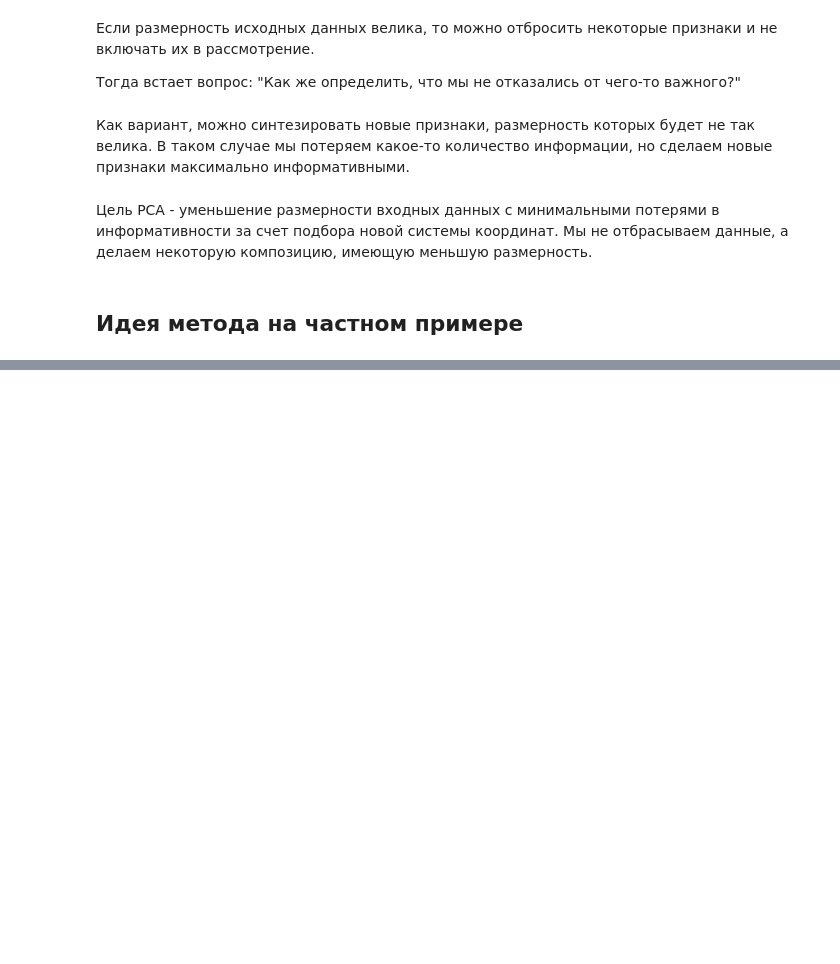
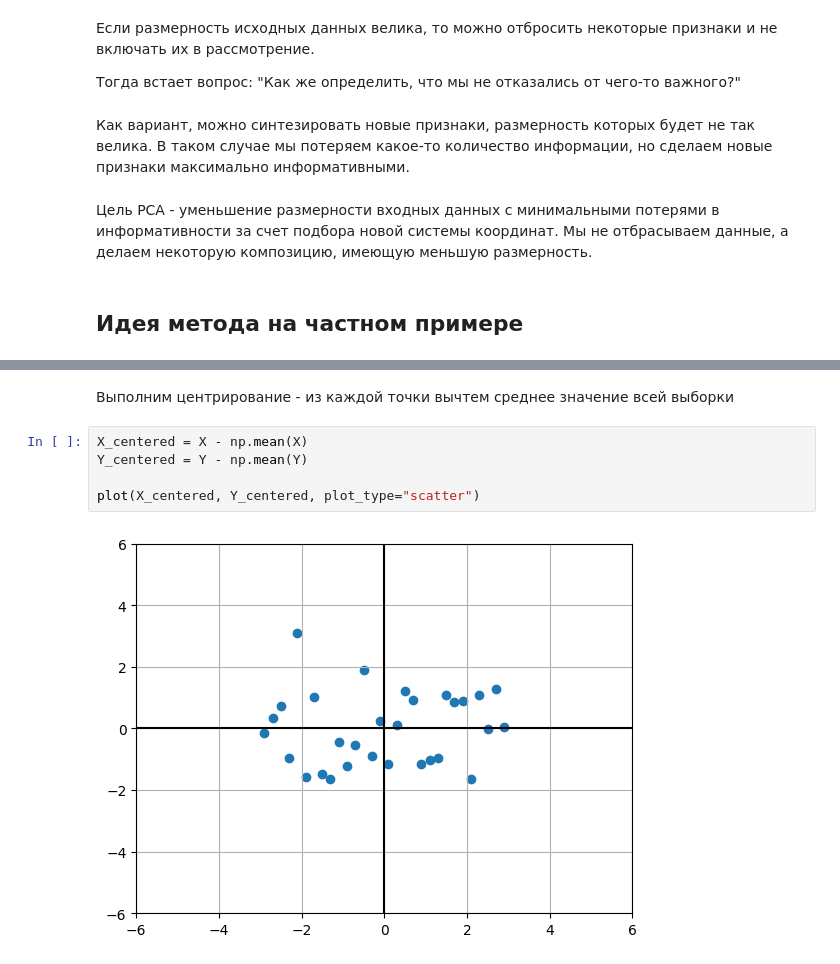
Before and after one commit to maxsafonkin/ml, a Jupyter notebook: itmo/02_PCA.ipynb, the cells around one changed output, grey strips where cells are left out. Drawn from its saved outputs; the diff is of its cells as text; blank space fills up the shorter version.

```diff
--- a/itmo/02_PCA.ipynb
+++ b/itmo/02_PCA.ipynb
@@ -14,0 +37,9 @@
+# %% [markdown]
+Выполним центрирование - из каждой точки вычтем среднее значение всей выборки
+# %%
+X_centered = X - np.mean(X)
+Y_centered = Y - np.mean(Y)
+
+plot(X_centered, Y_centered, plot_type="scatter")
+# %% [output]
+[figure, added]
```
Also changed, not shown: parts of 15 cells of this notebook, 1 other file.
